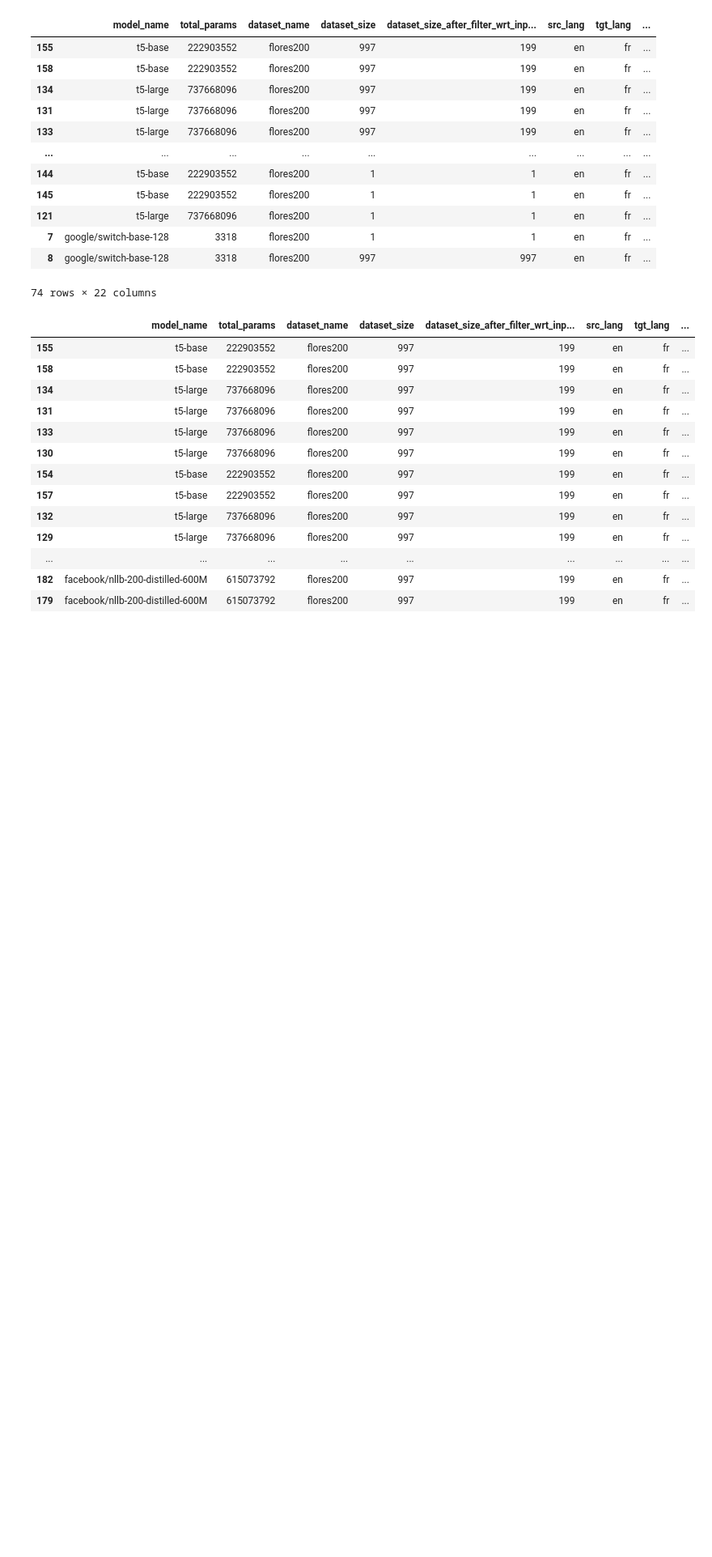
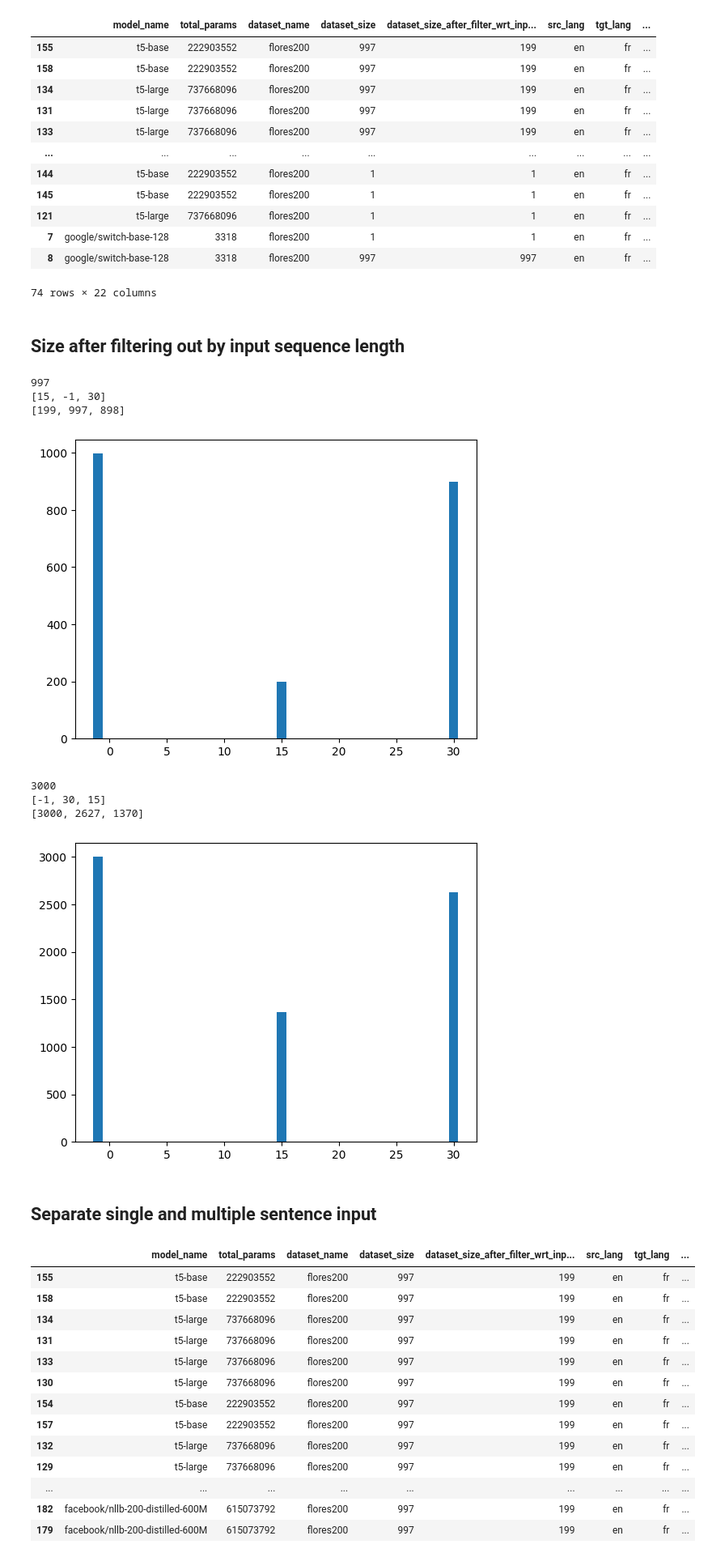
Before and after one commit to wassim2u/Benchmark, a Jupyter notebook: BenchmarkAnalysis.ipynb, the cells around one changed output. Shown at 81% size. Cells and saved outputs as stored; diff of their text form; code cells hidden in the pictures; blank space fills up the shorter version.

```diff
--- a/BenchmarkAnalysis.ipynb
+++ b/BenchmarkAnalysis.ipynb
@@ -281,5 +313,43 @@ df_merge_flores200
 | 7 | google/switch-base-128 | 3318 | flores200 | 1 | 1 | en | fr | ... |
 | 8 | google/switch-base-128 | 3318 | flores200 | 997 | 997 | en | fr | ... |
 74 rows × 22 columns
+# %% [markdown]
+## Size after filtering out by input sequence length
+# %%
+def dataset_size_after_filtering_sequence_length(df, seq_len_col="max_input_seq_length"):
+    df_multiple_experiments = df[df["dataset_size"] != 1]
+    dataset_size = 0
+    dataset_size = df_multiple_experiments["dataset_size"].max()
+
+    seq_lens = []
+    dataset_sizes_after_filterss = []
+    for seq_len in df_multiple_experiments[seq_len_col].drop_duplicates().values:
+
+        seq_lens.append(seq_len)
+        dataset_size_after_filter = (df_multiple_experiments[df_multiple_experiments[seq_len_col] == seq_len]["dataset_size_after_filter_wrt_input_len"]).drop_duplicates().values
+        dataset_sizes_after_filterss.append(list(dataset_size_after_filter)[0])
+
+    print(dataset_size)
+    print(seq_lens)
+    print(dataset_sizes_after_filterss)
+
+    plt.bar(seq_lens, dataset_sizes_after_filterss)
+    plt.show()
+def plot_bar():
+    pass
+# %%
+dataset_size_after_filtering_sequence_length(df_merge_flores200)
+dataset_size_after_filtering_sequence_length(df_merge_wmt14)
+# %% [output]
+997
+[15, -1, 30]
+[199, 997, 898]
+[figure, added]
+3000
+[-1, 30, 15]
+[3000, 2627, 1370]
+[figure, added]
+# %% [markdown]
+## Separate single and multiple sentence input
 # %%
 df_merge_flores200_multiple_sentences = df_merge_flores200[df_merge_flores200["dataset_size"] != 1]
```
Also changed, not shown: parts of 18 cells of this notebook, 8 other files.
